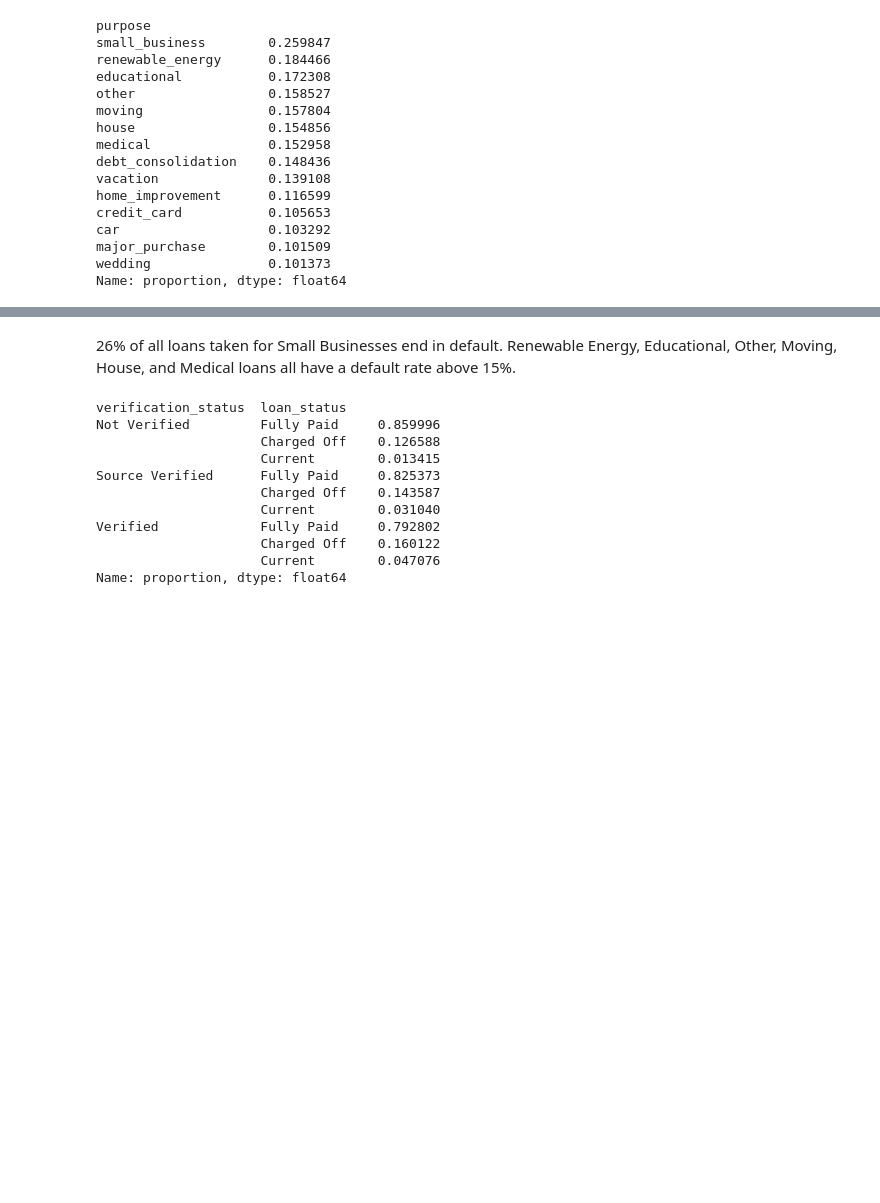
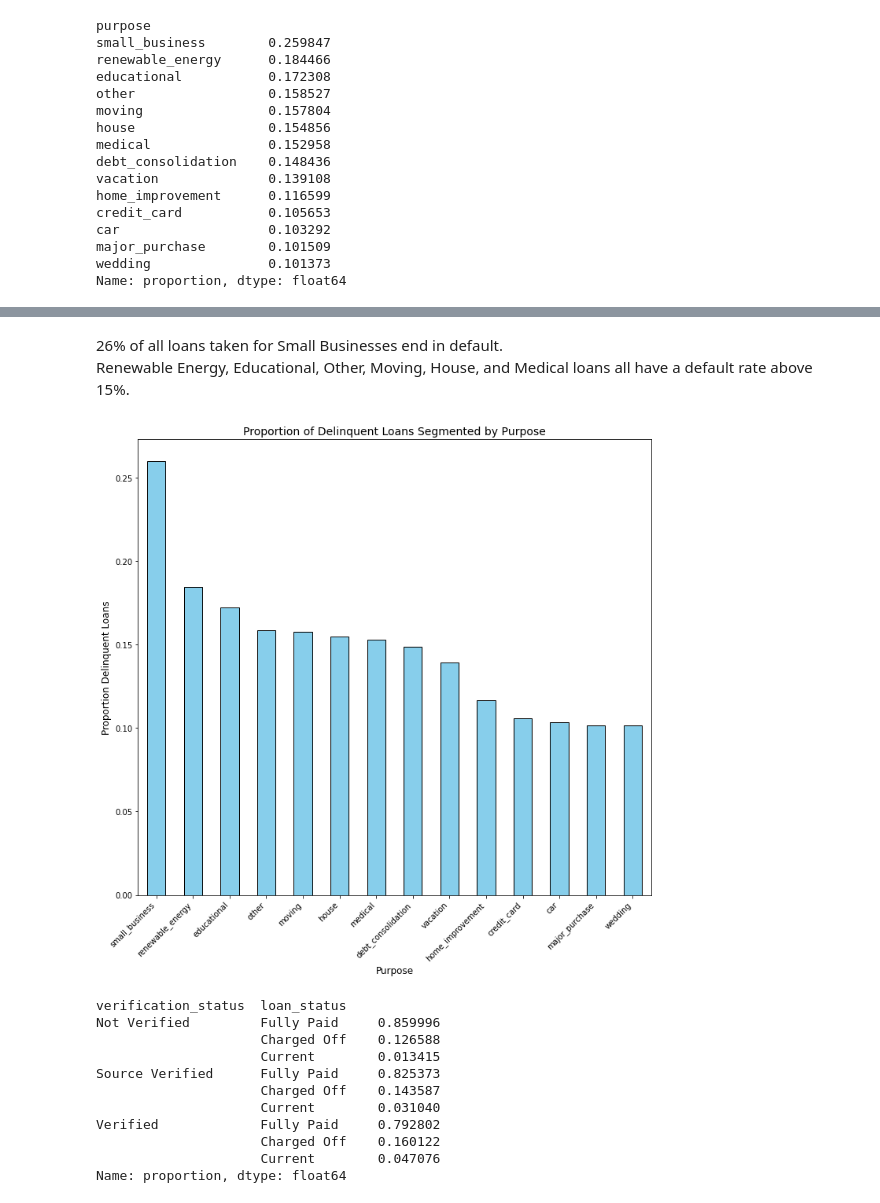
Before and after one commit to partwalk/iiitb-ml-ai, a Jupyter notebook: Module 6/case_study.ipynb, the cells around one changed output, grey strips where cells are left out. Saved outputs shown, nothing was run; the diff lists cells and outputs as text; code cells hidden in the pictures; blank space fills up the shorter version.

```diff
--- a/Module 6/case_study.ipynb
+++ b/Module 6/case_study.ipynb
@@ -92,4 +95,18 @@ Name: earliest_cr_line, dtype: object
 df.loc[mask, 'earliest_cr_line'] = df.loc[mask, 'earliest_cr_line'] - pd.DateOffset(years=100)
+# %%
+def barchart(series, title):
+    plt.figure(figsize=(10, 10))
+    series.plot(kind='bar', color='skyblue', edgecolor='black')
+
+    plt.title('Proportion of Delinquent Loans Segmented by '+title, fontsize=14)
+    plt.xlabel(title, fontsize=12)
+    plt.ylabel('Proportion Delinquent Loans', fontsize=12)
+    plt.xticks(rotation=45, ha='right')
+
+    plt.tight_layout()
+
+    plt.savefig('./loan_per_'+title.lower().replace(' ','_')+'.png', dpi=300, bbox_inches='tight', facecolor='white')
+    plt.show()
 # %%
 df.groupby('home_ownership')['loan_status'].value_counts(normalize=True, dropna=True)
 # %% [output]
@@ -134,4 +170,8 @@ Name: proportion, dtype: float64
 # %% [markdown]
-26% of all loans taken for Small Businesses end in default.
+26% of all loans taken for Small Businesses end in default.\
 Renewable Energy, Educational, Other, Moving, House, and Medical loans all have a default rate above 15%.
+# %%
+barchart(c.xs('Charged Off', level=1).sort_values(ascending=False), "Purpose")
+# %% [output]
+[figure, added]
 # %%
```
Also changed, not shown: parts of 53 cells of this notebook, 31 other files.
